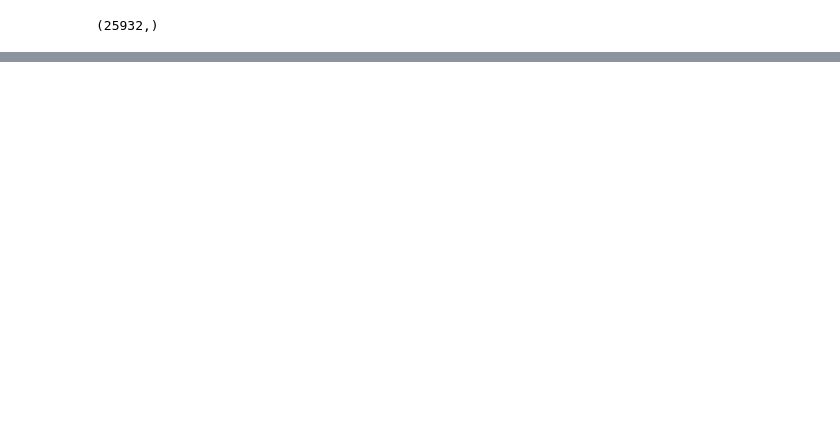
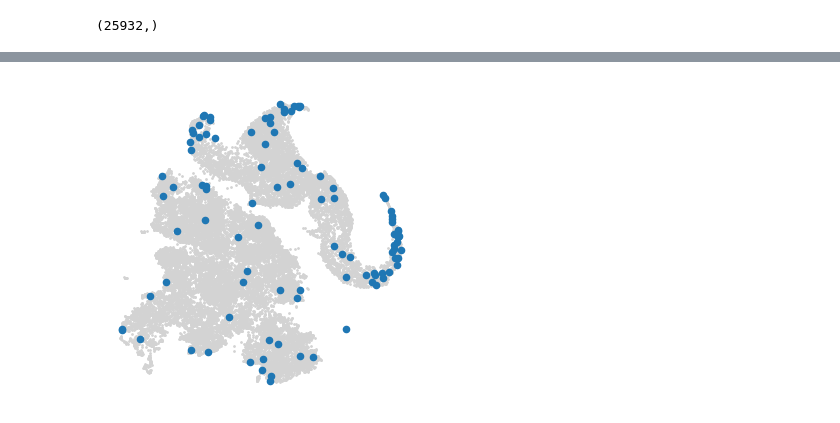
Before and after one commit to anushka-220/Undergraduate-Project, a Jupyter notebook: Envi and Covet separately/seacells_covet_sqrt.ipynb, the cells around one changed output, grey strips where cells are left out. Drawn from its saved outputs; the diff is of its cells as text; code cells hidden in the pictures; blank space fills up the shorter version.

```diff
--- a/Envi and Covet separately/seacells_covet_sqrt.ipynb
+++ b/Envi and Covet separately/seacells_covet_sqrt.ipynb
@@ -122,0 +118,4 @@ sc.pl.scatter(adata_combined, basis='umap', color=['leiden', 'cell_type'], frame
+# %%
+raw_ad=sc.AnnData(adata_combined.X)
+raw_ad.obs_names, raw_ad.var_names=adata_combined.obs_names, adata_combined.var_names
+adata_combined.raw=raw_ad
@@ -122,0 +130,6 @@ sc.pl.scatter(adata_combined, basis='umap', color=['leiden', 'cell_type'], frame
+# %%
+#Construct kernel matrix
+
+n_SEACells=100
+build_kernel_on='X_pca'
+n_waypoint_eigs=10
@@ -122,0 +168,4 @@ sc.pl.scatter(adata_combined, basis='umap', color=['leiden', 'cell_type'], frame
+# %%
+SEACells.plot.plot_initialization(adata_combined, model)
+# %% [output]
+[figure, added]
```
Also changed, not shown: parts of 24 cells of this notebook, 3 other files.
